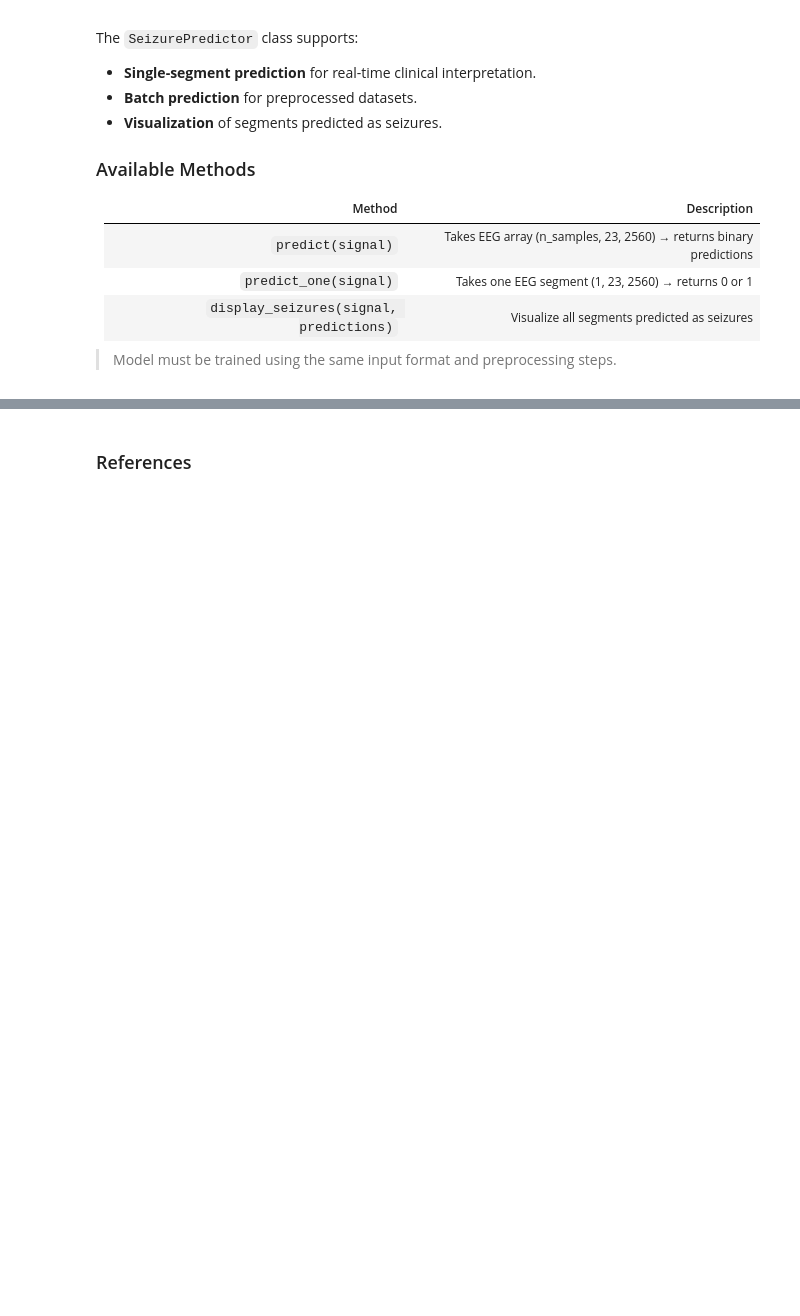
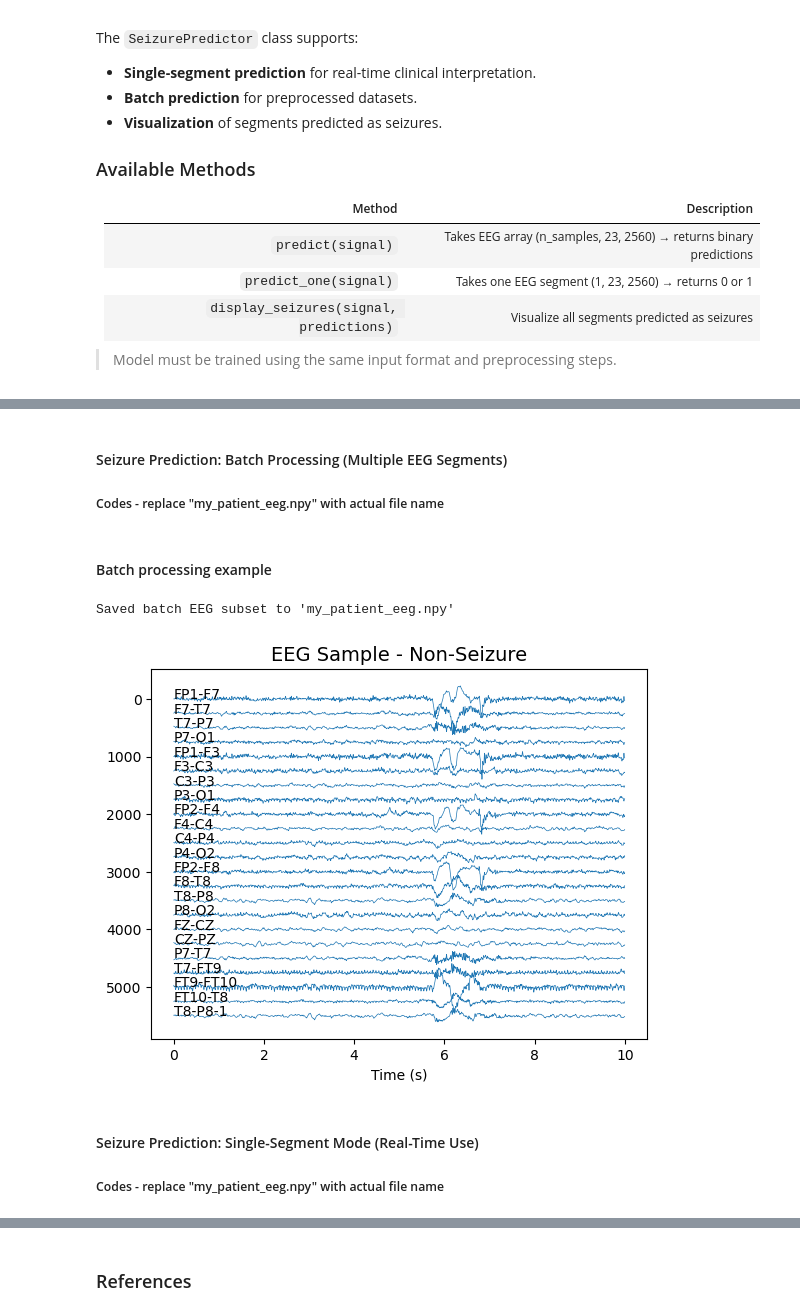
Before and after one commit to uol5/CM3070_SeizureDetection, a Jupyter notebook: main.ipynb, the cells around one changed output, grey strips where cells are left out. Saved outputs shown, nothing was run; the diff lists cells and outputs as text; code cells hidden in the pictures; blank space fills up the shorter version.

```diff
--- a/main.ipynb
+++ b/main.ipynb
@@ -5390,4 +5294,26 @@ class SeizurePredictor:
         print(f"Displaying {len(seizure_indices)} predicted seizure segment(s):")
         for idx in seizure_indices:
             self.plotter.show_eeg(signal[idx], label=f"Predicted Seizure (Index {idx})")
+
+    def predict_and_show_if_seizure(self, signal):
+        """
+        Predict a single EEG segment and display it if predicted as a seizure.
+
+        Parameters:
+            signal (np.ndarray): Input EEG data of shape (1, 23, 2560)
+
+        Returns:
+            int: Prediction result (0 or 1)
+        """
+        result = self.predict_one(signal)
+        if result == 1:
+            print("Prediction: Seizure")
+            self.plotter.show_eeg(signal[0], label="Predicted Seizure")
+        else:
+            print("Prediction: Non-Seizure")
+        return result
+# %% [markdown]
+####  Seizure Prediction: Batch Processing (Multiple EEG Segments)
+
+##### Codes - replace "my_patient_eeg.npy" with actual file name
 # %%
@@ -5412,0 +5335,31 @@ print(f"Prediction for single EEG segment: {'Seizure' if result == 1 else 'Non-s
+# %% [markdown]
+#### Batch processing example
+# %%
+# Load a subset of more balanced data
+signals = np.load("more_balanced_signals.npy")
+labels = np.load("more_balanced_labels.npy")
+
+# Optional: Select a subset for demonstration (e.g., first 10 samples)
+subset = signals[:10]  # Shape: (10, 23, 2560)
+
+# Save to file in the correct format
+np.save("my_patient_eeg_batch.npy", subset)
+
+print("Saved batch EEG subset to 'my_patient_eeg.npy'")
+# %% [output]
+Saved batch EEG subset to 'my_patient_eeg.npy'
+# %%
+# 1. Load the EEG file (saved earlier)
+eeg_data = np.load("my_patient_eeg_batch.npy")  # Shape: (N, 23, 2560)
+
+# 2. Create an instance of the predictor (it includes the plotter)
+predictor = SeizurePredictor(model_path="cnn_Bi_Lstm_model.h5")
+
+# 3. Show a specific segment (e.g., the first one)
+predictor.plotter.show_eeg(eeg_data[0], label="EEG Segment 0")
+# %% [output]
+[figure, added]
+# %% [markdown]
+#### Seizure Prediction: Single-Segment Mode (Real-Time Use)
+
+##### Codes - replace "my_patient_eeg.npy" with actual file name
```
Also changed, not shown: parts of 10 cells of this notebook.
